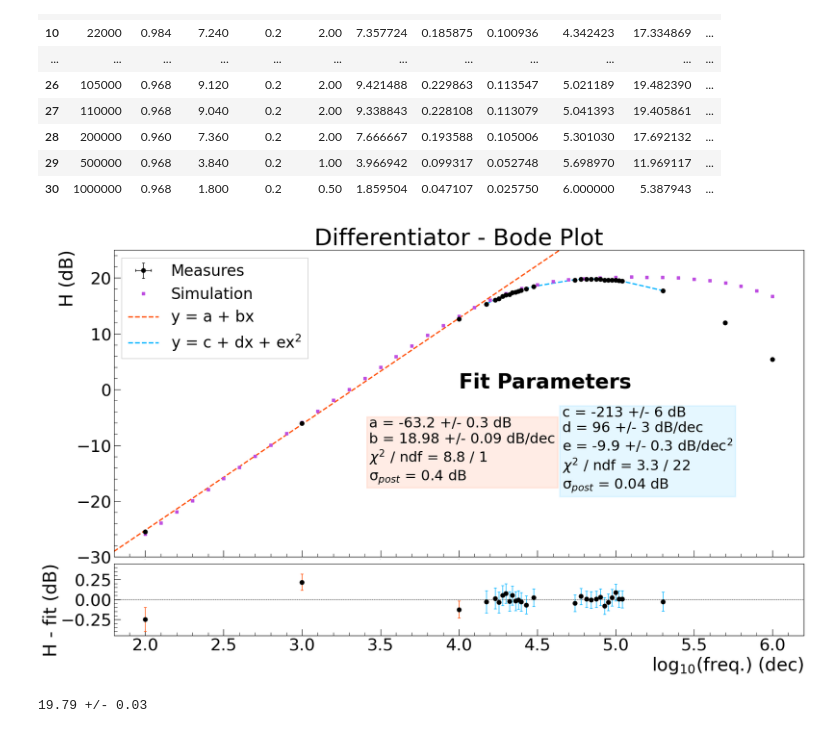
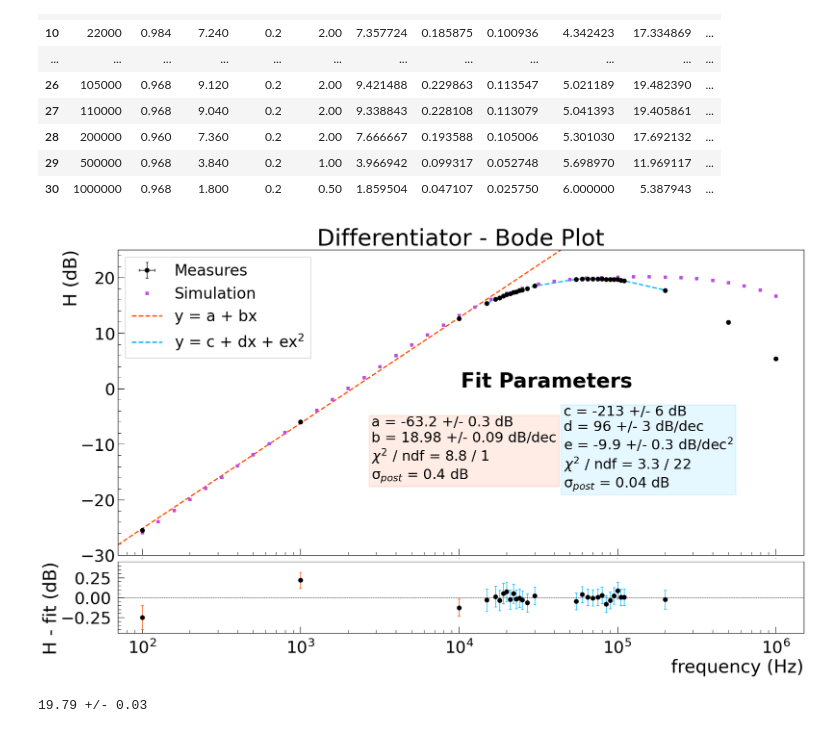
Before and after one commit to niklai99/physics_laboratory_2020_2021, a Jupyter notebook: AMPLIFICATORI OPERAZIONALI/Python/Diff - Simulations.ipynb, the cells around one changed output. Saved outputs shown, nothing was run; the diff lists cells and outputs as text; code cells hidden in the pictures.

Commit message:
Updated Bode Plot

```diff
--- a/AMPLIFICATORI OPERAZIONALI/Python/Diff - Simulations.ipynb
+++ b/AMPLIFICATORI OPERAZIONALI/Python/Diff - Simulations.ipynb
@@ -171,8 +171,8 @@ data['sigma H (dB)'] = 20 * data['sigma T'] / ( data['T'] * np.log(10) )
 data['sigma Hr (dB)'] = 20 * data['sigma Tr'] / ( data['T'] * np.log(10) )
 
 # CONSTANTS
-XMIN = 1.8
-XMAX = 6.2
+XMIN = 70
+XMAX = 1500000
 YMIN = -30
 YMAX = 25
 RESXMIN = XMIN
@@ -289,22 +289,22 @@ sigma_post1 = np.sqrt( np.sum( res1**2 ) / (len(data1['log10f (dec)']) - 2) )
 sigma_post2 = np.sqrt( np.sum( res2**2 ) / (len(data2['log10f (dec)']) - 2) )
 
 # PLOT FIT FUNCTIONS
-ax1.plot(np.arange(XMIN, XMAX + 1, 1), lin(np.arange(XMIN, XMAX + 1, 1), *par1), color = '#FF4B00', linewidth = 2, linestyle = 'dashed', label = 'y = a + bx')
-ax1.plot(data2['log10f (dec)'], parab(data2['log10f (dec)'], *par2), color = '#00b4ff', linewidth = 2, linestyle = 'dashed', label = 'y = c + dx + ex$^2$')
+ax1.plot(np.arange(XMIN, XMAX+1, 1), lin(np.log10(np.arange(XMIN, XMAX+1, 1)), a, b), color = '#FF4B00', linewidth = 2, linestyle = 'dashed', label = 'y = a + bx')
+ax1.plot(data2['freq (Hz)'], parab(np.log10(data2['freq (Hz)']), *par2), color = '#00b4ff', linewidth = 2, linestyle = 'dashed', label = 'y = c + dx + ex$^2$')
 
 # PLOT DATA
-ax1.errorbar(data['log10f (dec)'], data['H (dB)'], xerr = 0, yerr = data['sigma Hr (dB)'], marker = '.', markersize = 13, elinewidth=1, color = '#000000', linewidth=0, capsize=2, label = 'Measures')
+ax1.errorbar(data['freq (Hz)'], data['H (dB)'], xerr = 0, yerr = data['sigma Hr (dB)'], marker = '.', markersize = 13, elinewidth=1, color = '#000000', linewidth=0, capsize=2, label = 'Measures')
 
 # PLOT SIMULATIONS
-ax1.plot(sim['f'], sim['H'], color = '#BE4EE1', linewidth = 0, linestyle = '-', marker = 's', markersize = 5, label = 'Simulation')
+ax1.plot(10**sim['f'], sim['H'], color = '#BE4EE1', linewidth = 0, linestyle = '-', marker = 's', markersize = 5, label = 'Simulation')
 
 # DRAW RESIDUALS
 
 # ARANCIONE
-ax2.errorbar(data1['log10f (dec)'], res1, xerr = 0, yerr = data1['sigma Hr (dB)'], marker = '.', markersize = 13, elinewidth=1, color = '#000000', ecolor = '#FF4B00', linewidth=0, capsize=2, label = 'Measures')
+ax2.errorbar(data1['freq (Hz)'], res1, xerr = 0, yerr = data1['sigma Hr (dB)'], marker = '.', markersize = 13, elinewidth=1, color = '#000000', ecolor = '#FF4B00', linewidth=0, capsize=2, label = 'Measures')
 
 # BLU
-ax2.errorbar(data2['log10f (dec)'], res2, xerr = 0, yerr = data2['sigma Hr (dB)'], marker = '.', markersize = 13, elinewidth=1, color = '#000000', ecolor = '#00b4ff', linewidth=0, capsize=2, label = 'Measures')
+ax2.errorbar(data2['freq (Hz)'], res2, xerr = 0, yerr = data2['sigma Hr (dB)'], marker = '.', markersize = 13, elinewidth=1, color = '#000000', ecolor = '#00b4ff', linewidth=0, capsize=2, label = 'Measures')
 
 # DRAW DASHED 'ZERO' LINE
 ax2.axhline(color = '#000000', linewidth = 0.5, linestyle = 'dashed')
@@ -341,40 +341,44 @@ ax1.set_title('Differentiator - Bode Plot', fontsize = 36)
 # AXIS LABELS
 # ax1.set_xlabel('log$_{10}$(freq.) (dec)', fontsize = 24, loc = 'right')
 ax1.set_ylabel('H (dB)', fontsize = 28, loc = 'top', labelpad = 0)
-ax2.set_xlabel('log$_{10}$(freq.) (dec)', fontsize = 28, loc = 'right')
+ax2.set_xlabel('frequency (Hz)', fontsize = 28, loc = 'right')
 ax2.set_ylabel('H - fit (dB)', fontsize = 28, loc = 'top', labelpad = 0)
 
 # AXIS TICKS
 ax1.tick_params(axis = 'x', which = 'major', labelsize = 0, direction = 'in', length = 10)
 ax1.tick_params(axis = 'y', which = 'major', labelsize = 26, direction = 'in', length = 10)
 ax1.tick_params(axis = 'both', which = 'minor', labelsize = 26, direction = 'in', length = 5)
 ax1.set_xticks(ticks = ax1.get_xticks(), minor = True)
 ax1.set_yticks(ticks = ax1.get_yticks(), minor = True)
 ax1.minorticks_on()
-ax2.tick_params(axis = 'both', which = 'major', labelsize = 26, direction = 'in', length = 10)
+ax2.tick_params(axis = 'both', which = 'major', labelsize = 26, direction = 'in', length = 10, pad = 10)
 ax2.tick_params(axis = 'both', which = 'minor', labelsize = 26, direction = 'in', length = 5)
 ax2.set_xticks(ticks = ax1.get_xticks(), minor = True)
 ax2.set_yticks(ticks = ax1.get_yticks(), minor = True)
 ax2.minorticks_on()
 
 # PLOT RANGE
+#ax1.set_xlim(left = XMIN, right = XMAX)
 ax1.set_xlim(left = XMIN, right = XMAX)
 ax1.set_ylim(bottom = YMIN, top = YMAX)
 ax2.set_xlim(left = RESXMIN, right = RESXMAX)
 ax2.set_ylim(bottom = RESYMIN, top = RESYMAX)
+
+ax1.set_xscale('log')
+ax2.set_xscale('log')
 
 # MAKE LEGEND
 handles, labels = ax1.get_legend_handles_labels()
 order = [3, 2, 0, 1]
 ax1.legend([handles[idx] for idx in order], [labels[idx] for idx in order], loc = 'upper left', prop = {'size': 24},
             ncol = 1, frameon = True, fancybox = False, framealpha = 1)
 
 # SAVE FIGURE
-#fig.savefig('../Plots/Report_Plots/diff_bode_plot.png', dpi = 300, facecolor = 'white')
+fig.savefig('../Plots/Report_Plots/diff_bode_plot.png', dpi = 300, facecolor = 'white')
 
 plt.show()
 # %% [output]
-[figure, old version]
+[figure, new version]
 # %%
 # PARABOLA y = ax^2 +bx + c
 # a -> e
```
Also changed, not shown: 1 other file.
